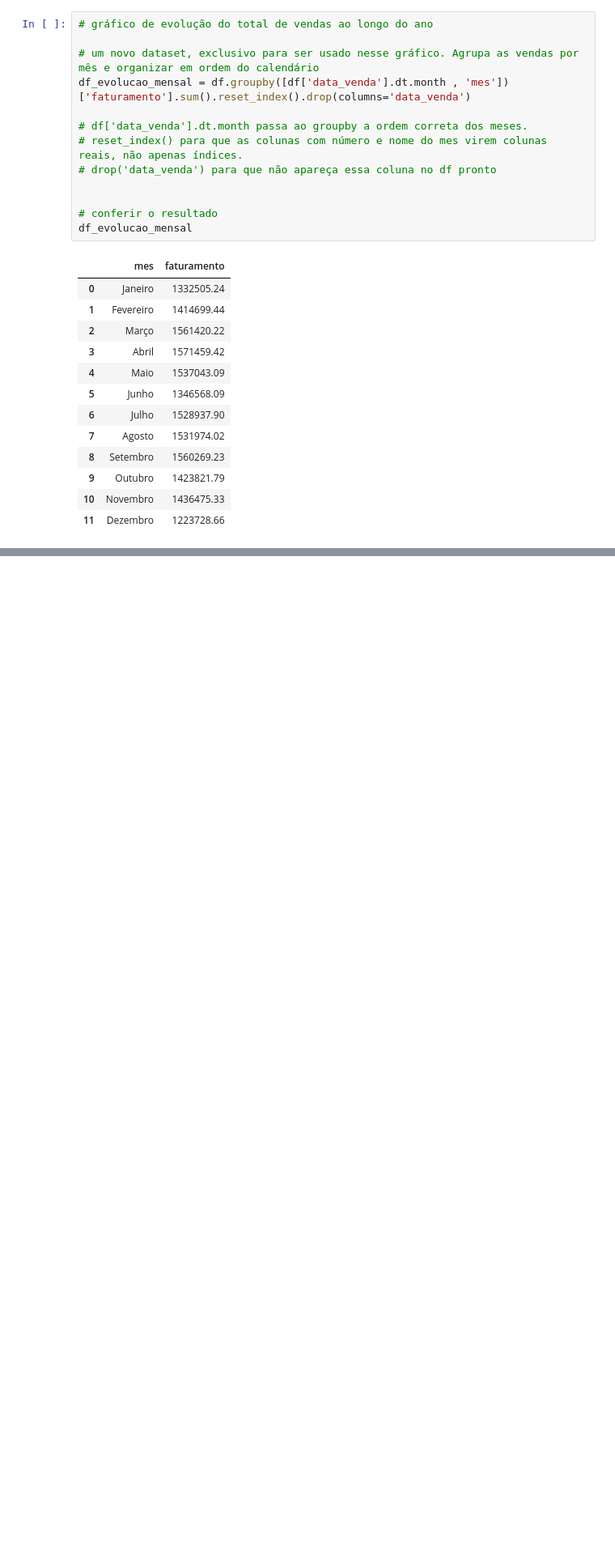
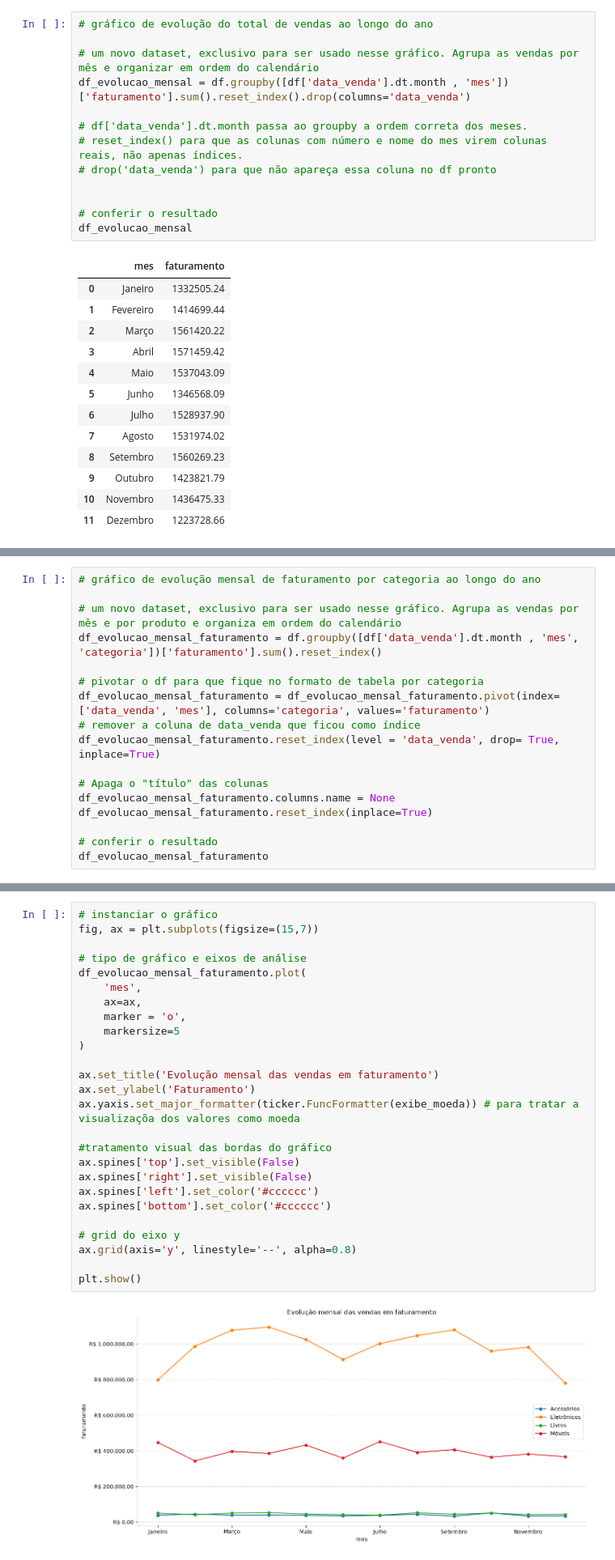
Before and after one commit to mviniciusc/analise_ecommerce_comunidados, a Jupyter notebook: analise.ipynb, the cells around one changed output, grey strips where cells are left out. Shown at 81% size. Drawn from its saved outputs; the diff is of its cells as text; blank space fills up the shorter version.

```diff
--- a/analise.ipynb
+++ b/analise.ipynb
@@ -233,0 +322,17 @@ plt.show()
+# %%
+# gráfico de evolução mensal de faturamento por categoria ao longo do ano
+
+# um novo dataset, exclusivo para ser usado nesse gráfico. Agrupa as vendas por mês e por produto e organiza em ordem do calendário
+df_evolucao_mensal_faturamento = df.groupby([df['data_venda'].dt.month , 'mes', 'categoria'])['faturamento'].sum().reset_index()
+
+# pivotar o df para que fique no formato de tabela por categoria
+df_evolucao_mensal_faturamento = df_evolucao_mensal_faturamento.pivot(index=['data_venda', 'mes'], columns='categoria', values='faturamento')
+# remover a coluna de data_venda que ficou como índice
+df_evolucao_mensal_faturamento.reset_index(level = 'data_venda', drop= True, inplace=True)
+
+# Apaga o "título" das colunas
+df_evolucao_mensal_faturamento.columns.name = None
+df_evolucao_mensal_faturamento.reset_index(inplace=True)
+
+# conferir o resultado
+df_evolucao_mensal_faturamento
@@ -233,0 +353,28 @@ plt.show()
+# %%
+# instanciar o gráfico
+fig, ax = plt.subplots(figsize=(15,7))
+
+# tipo de gráfico e eixos de análise
+df_evolucao_mensal_faturamento.plot(
+    'mes',
+    ax=ax,
+    marker = 'o',
+    markersize=5
+)
+
+ax.set_title('Evolução mensal das vendas em faturamento')
+ax.set_ylabel('Faturamento')
+ax.yaxis.set_major_formatter(ticker.FuncFormatter(exibe_moeda)) # para tratar a visualizaçõa dos valores como moeda
+
+#tratamento visual das bordas do gráfico
+ax.spines['top'].set_visible(False)
+ax.spines['right'].set_visible(False)
+ax.spines['left'].set_color('#cccccc')
+ax.spines['bottom'].set_color('#cccccc')
+
+# grid do eixo y
+ax.grid(axis='y', linestyle='--', alpha=0.8)
+
+plt.show()
+# %% [output]
+[figure, added]
```
Also changed, not shown: parts of 16 cells of this notebook.
